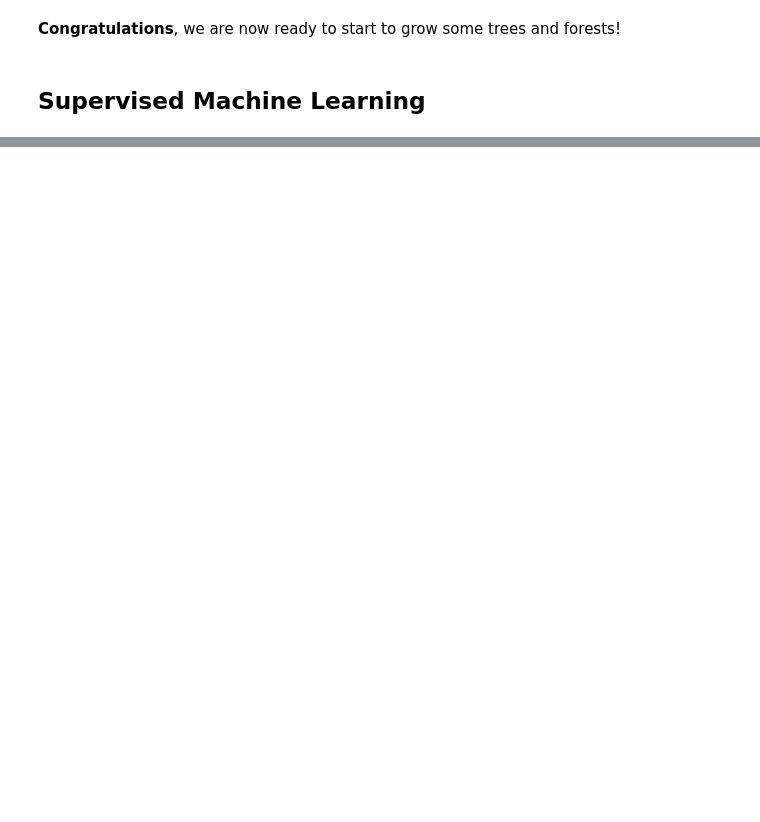
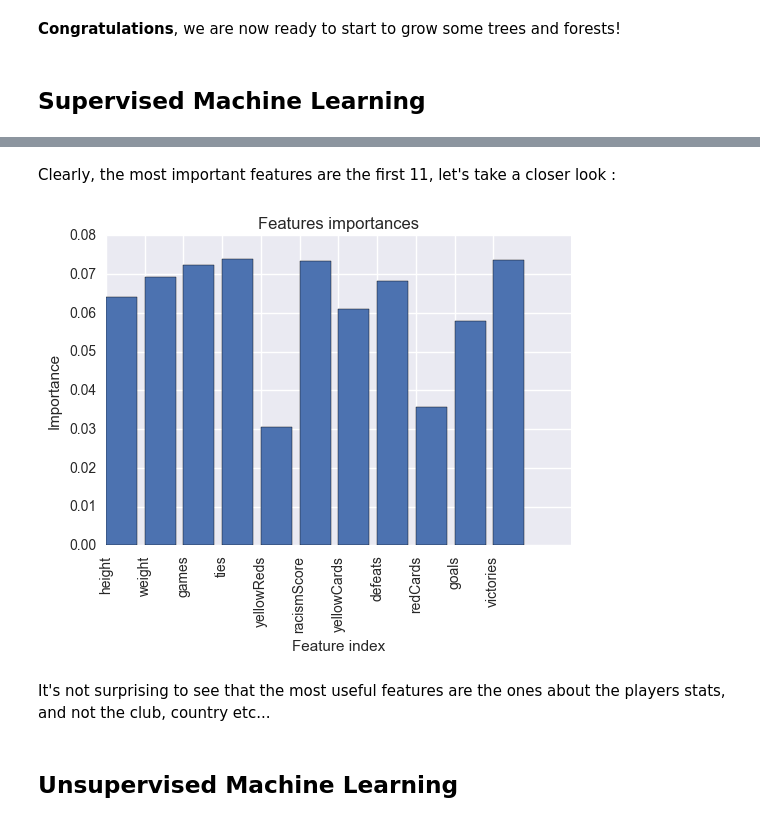
Before and after one commit to loistal/ADA_lab1, a Jupyter notebook: 04 - Applied ML/Football Players ML.ipynb, the cells around one changed output, grey strips where cells are left out. Cells and saved outputs as stored; diff of their text form; code cells hidden in the pictures; blank space fills up the shorter version.

```diff
--- a/04 - Applied ML/Football Players ML.ipynb
+++ b/04 - Applied ML/Football Players ML.ipynb
@@ -285,0 +372,20 @@ print(acc)
+# %% [markdown]
+Clearly, the most important features are the first 11, let's take a closer look :
+# %%
+importances = rfc.feature_importances_[:11]
+names = list(df.columns[:11])
+
+fig, ax = plt.subplots()
+ax.bar(left=np.arange(len(importances)), height=importances)
+ax.set_title('Features importances')
+ax.set_xlabel('Feature index')
+ax.set_ylabel('Importance')
+ax.set_xticklabels(names, rotation='vertical', ha='center')
+ax.set_xticks(np.arange(len(importances)))
+plt.show()
+# %% [output]
+[figure, added]
+# %% [markdown]
+It's not surprising to see that the most useful features are the ones about the players stats, and not the club, country etc...
+# %% [markdown]
+## Unsupervised Machine Learning
```
Also changed, not shown: parts of 12 cells of this notebook.
